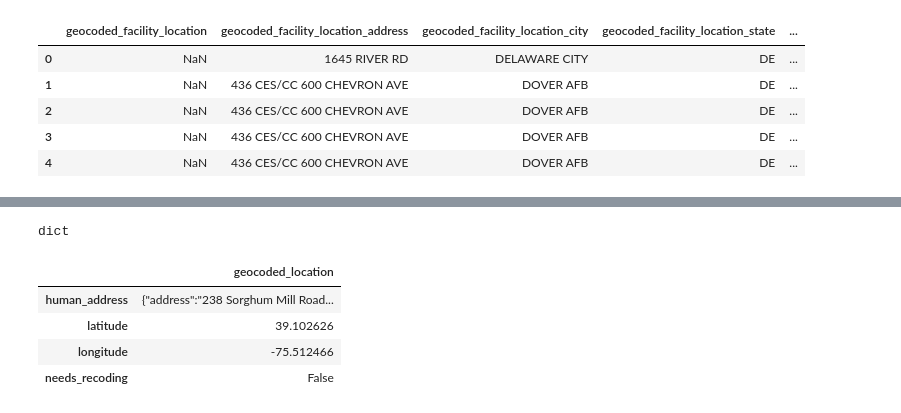
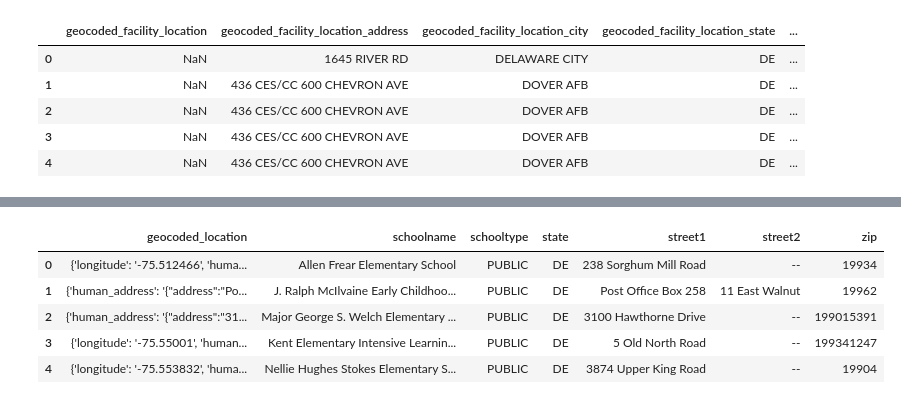
Before and after one commit to seyeadekanye/Disciplinary-Action-ODD, a Jupyter notebook: openDataDelware_project1.ipynb, the cells around one changed output, grey strips where cells are left out. Saved outputs shown, nothing was run; the diff lists cells and outputs as text; code cells hidden in the pictures.

```diff
--- a/openDataDelware_project1.ipynb
+++ b/openDataDelware_project1.ipynb
@@ -88,12 +130,0 @@ dum2 = json.loads(dum)
-# %%
-type(dum2)
-# %% [output]
-dict
-# %%
-pd.DataFrame.from_dict(dum2)
-# %% [output]
-|  | geocoded_location |
-| human_address | {"address":"238 Sorghum Mill Road... |
-| latitude | 39.102626 |
-| longitude | -75.512466 |
-| needs_recoding | False |
@@ -99,0 +133,9 @@ pd.DataFrame.from_dict(dum2)
+# %%
+school_data.head() # ensure we get the columns we want
+# %% [output]
+|  | geocoded_location | schoolname | schooltype | state | street1 | street2 | zip |
+| 0 | {'longitude': '-75.512466', 'huma... | Allen Frear Elementary School | PUBLIC | DE | 238 Sorghum Mill Road | -- | 19934 |
+| 1 | {'human_address': '{"address":"Po... | J. Ralph McIlvaine Early Childhoo... | PUBLIC | DE | Post Office Box 258 | 11 East Walnut | 19962 |
+| 2 | {'human_address': '{"address":"31... | Major George S. Welch Elementary ... | PUBLIC | DE | 3100 Hawthorne Drive | -- | 199015391 |
+| 3 | {'longitude': '-75.55001', 'human... | Kent Elementary Intensive Learnin... | PUBLIC | DE | 5 Old North Road | -- | 199341247 |
+| 4 | {'longitude': '-75.553832', 'huma... | Nellie Hughes Stokes Elementary S... | PUBLIC | DE | 3874 Upper King Road | -- | 19904 |
```
Also changed, not shown: parts of 20 cells of this notebook.
